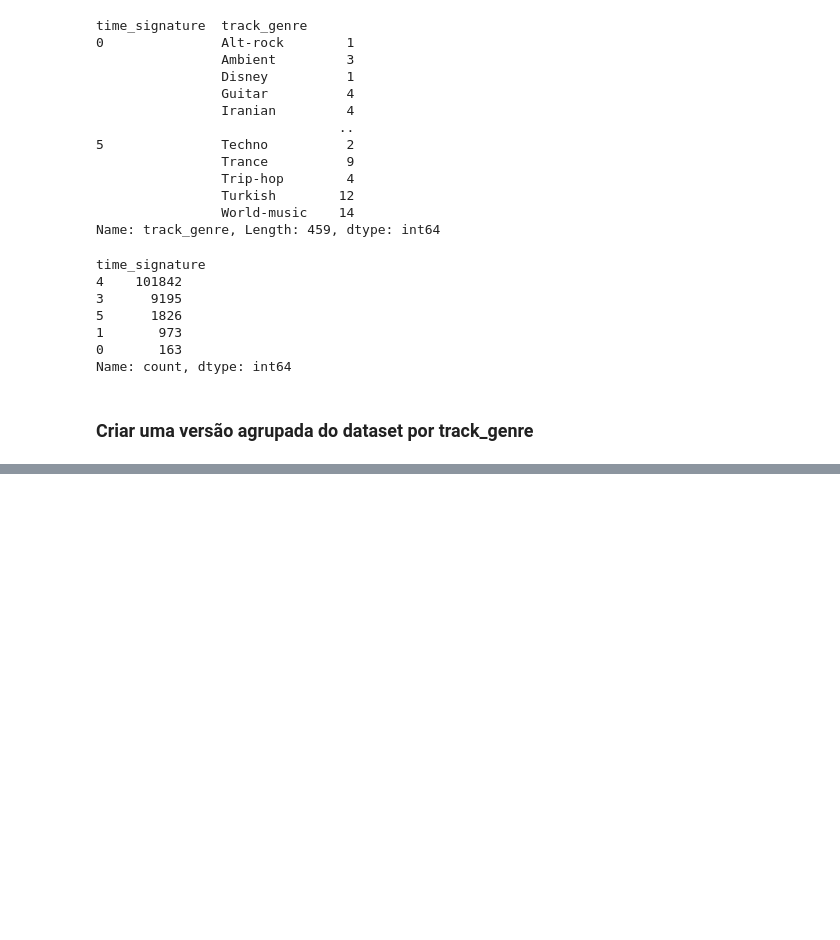
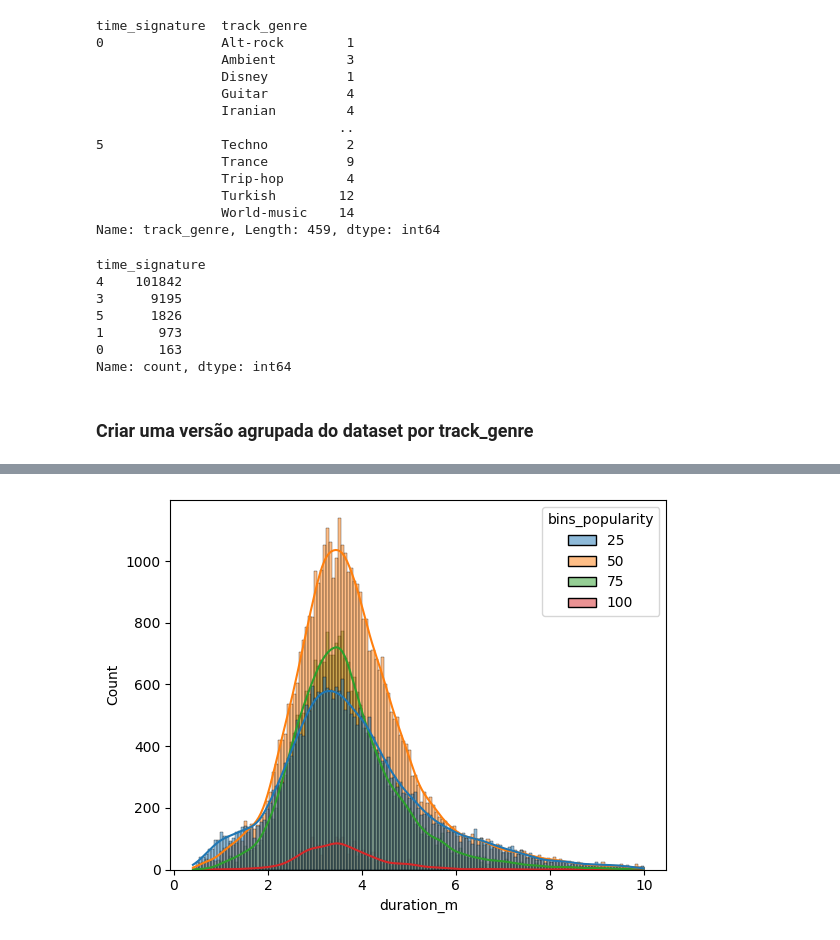
Before and after one commit to alvaroDatlo/analise_spotify, a Jupyter notebook: main.ipynb, the cells around one changed output, grey strips where cells are left out. Drawn from its saved outputs; the diff is of its cells as text; code cells hidden in the pictures; blank space fills up the shorter version.

```diff
--- a/main.ipynb
+++ b/main.ipynb
@@ -275,0 +274,7 @@ df_agrupado.to_csv('versao_agrupada.csv', index=False)
+# %%
+sns.histplot(data=df[df.duration_m < 10],
+             x='duration_m',
+             hue='bins_popularity',
+             kde=True);
+# %% [output]
+[figure, added]
```
Also changed, not shown: parts of 8 cells of this notebook.
